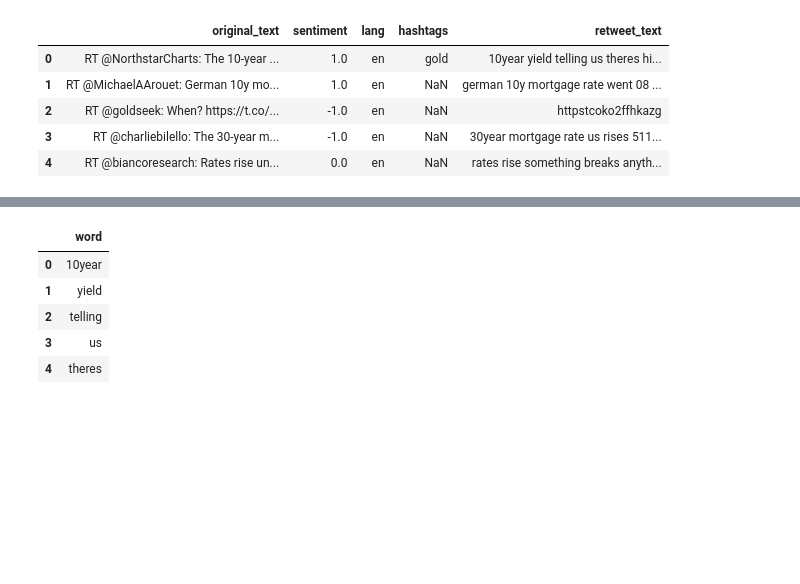
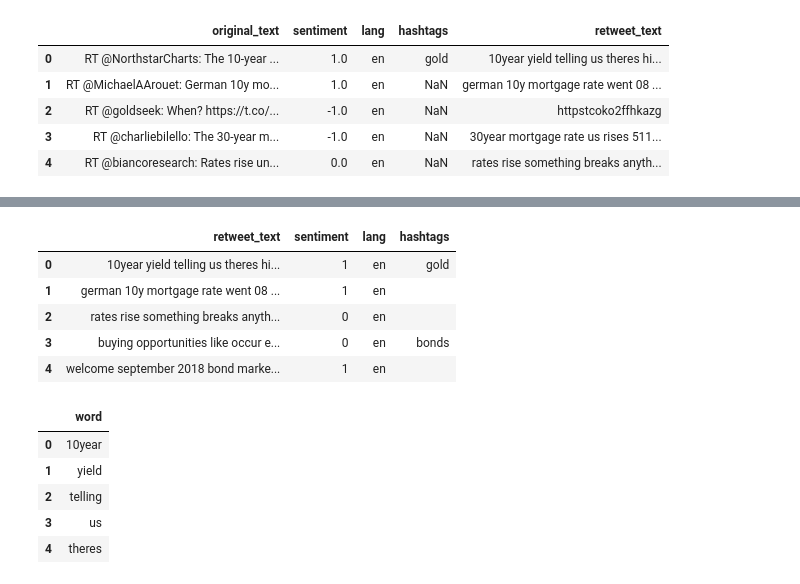
Before and after one commit to Abel-Blue/Twitter-Data-Analysis, a Jupyter notebook: Notebooks/EDA-Twitter.ipynb, the cells around one changed output, grey strips where cells are left out. Drawn from its saved outputs; the diff is of its cells as text; code cells hidden in the pictures; blank space fills up the shorter version.

```diff
--- a/Notebooks/EDA-Twitter.ipynb
+++ b/Notebooks/EDA-Twitter.ipynb
@@ -130,3 +133,16 @@ tweets_df['hashtags']= tweets_df['hashtags'].apply(lambda x: x.translate(str.mak
+# %%
+first_column = tweets_df.pop('retweet_text')
+# insert column using insert(position,column_name,
+# first_column) function
+tweets_df.insert(0, 'retweet_text', first_column)
+tweets_df.head()
+# %% [output]
+|  | retweet_text | sentiment | lang | hashtags |
+| 0 | 10year yield telling us theres hi... | 1 | en | gold |
+| 1 | german 10y mortgage rate went 08 ... | 1 | en |  |
+| 2 | rates rise something breaks anyth... | 0 | en |  |
+| 3 | buying opportunities like occur e... | 0 | en | bonds |
+| 4 | welcome september 2018 bond marke... | 1 | en |  |
 # %%
 flattened_words_df = pd.DataFrame(
     [word for words_list in tweets_df['retweet_text']
```
Also changed, not shown: parts of 8 cells of this notebook, 1 other file.
